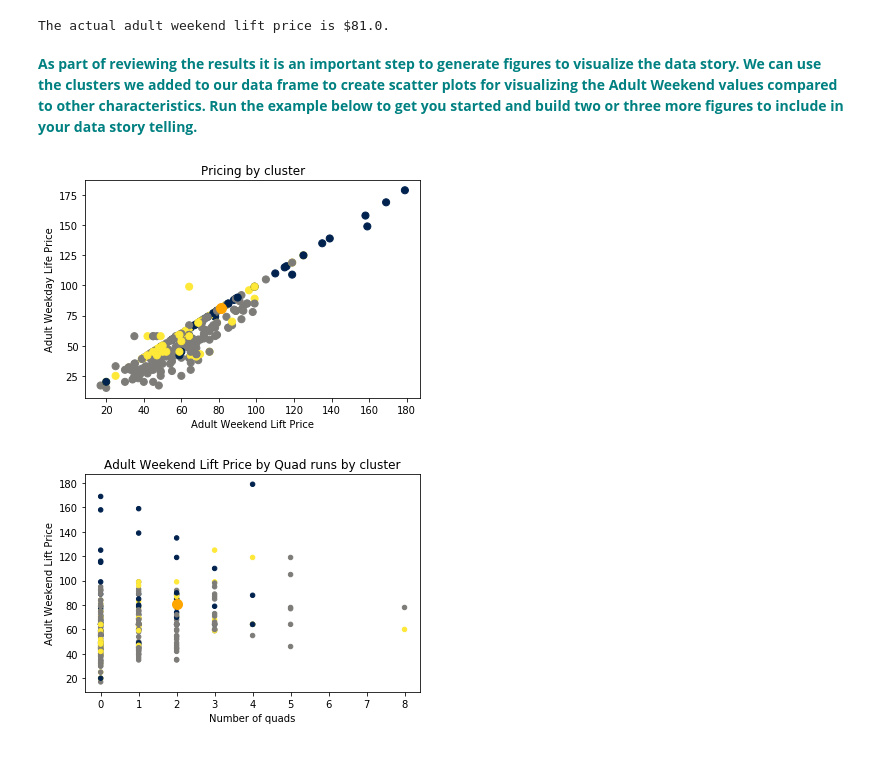
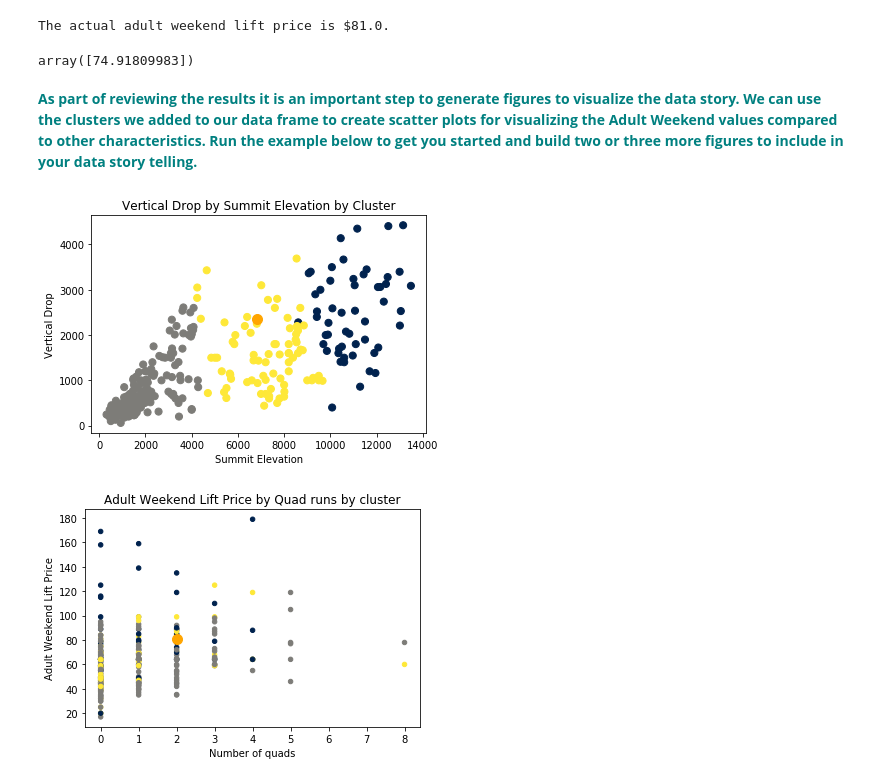
Before and after one commit to SwissMisra/SB_Guided_Capstone, a Jupyter notebook: Step_6.ipynb, the cells around one changed output. Saved outputs shown, nothing was run; the diff lists cells and outputs as text; code cells hidden in the pictures.

```diff
--- a/Step_6.ipynb
+++ b/Step_6.ipynb
@@ -46,7 +46,6 @@ from sklearn import preprocessing
 df = pd.read_csv('Step3_dataset.csv',index_col = 'Unnamed: 0')
 # %%
 y = df['AdultWeekend'].ravel()
-df['Montana'] = np.where(df['state'] == 'Montana', 1, 0)
 X = df[['fastEight','surface','clusters','trams','total_chairs','AdultWeekday','fastSixes','double','quad']]
 scaler = preprocessing.StandardScaler().fit(X)
 X_scaled=scaler.transform(X)
@@ -116,17 +115,29 @@ The predicted adult weekend lift price is $86.33.
 print('The actual adult weekend lift price is ${}.'.format(str(float(BMR['AdultWeekend']))))
 # %% [output]
 The actual adult weekend lift price is $81.0.
+# %%
+y2 = df['AdultWeekday'].ravel()
+X2 = df[['fastEight','surface','clusters','trams','total_chairs','AdultWeekend','fastSixes','double','quad']]
+scaler = preprocessing.StandardScaler().fit(X2)
+X2_scaled=scaler.transform(X2)
+X2_train, X2_test, y2_train, y2_test = train_test_split(X2,y2, test_size=0.25, random_state=1)
+lm2 = linear_model.LinearRegression()
+model2 = lm.fit(X2_train,y2_train)
+y2_pred = model.predict(X2_test)
+model2.predict(BMR[variables])
+# %% [output]
+array([74.91809983])
 # %% [markdown]
 **<font color='teal'> As part of reviewing the results it is an important step to generate figures to visualize the data story. We can use the clusters we added to our data frame to create scatter plots for visualizing the Adult Weekend values compared to other characteristics. Run the example below to get you started and build two or three more figures to include in your data story telling.</font>**
 # %%
-plt.scatter(df['AdultWeekend'], df['AdultWeekday'], c=df['clusters'], s=50, cmap='cividis', label ='clusters')
-plt.scatter(BMR['AdultWeekend'], BMR['AdultWeekday'], c='orange', s=100)
-plt.xlabel('Adult Weekend Lift Price')
-plt.ylabel('Adult Weekday Life Price')
-plt.title('Pricing by cluster')
+plt.scatter(df['summit_elev'], df['vertical_drop'], c=df['clusters'], s=50, cmap='cividis', label ='clusters')
+plt.scatter(BMR['summit_elev'], BMR['vertical_drop'], c='orange', s=100)
+plt.xlabel('Summit Elevation')
+plt.ylabel('Vertical Drop')
+plt.title('Vertical Drop by Summit Elevation by Cluster')
 plt.savefig('fig1.png',bbox_inches='tight')
 # %% [output]
-[figure, old version]
+[figure, new version]
 # %%
 plt.scatter(df['quad'],  df['AdultWeekend'], s=20, c=df['clusters'], cmap='cividis', label ='clusters')
 plt.scatter(BMR['quad'], BMR['AdultWeekend'], c='orange', s=100)
```
Also changed, not shown: parts of 1 cell of this notebook, 4 other files.
